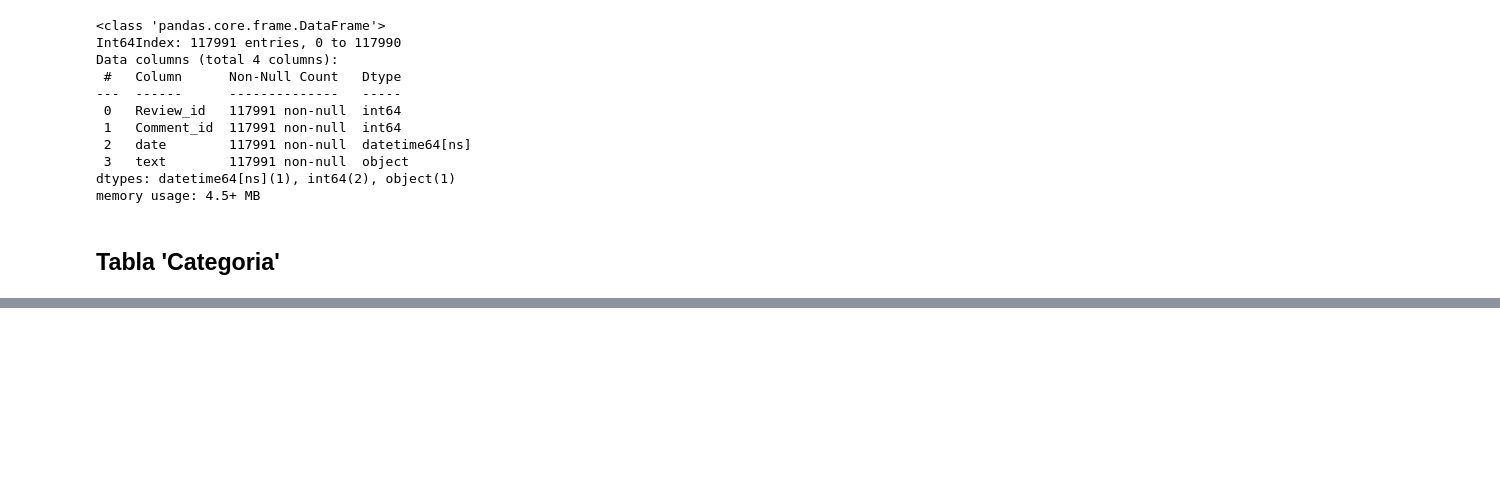
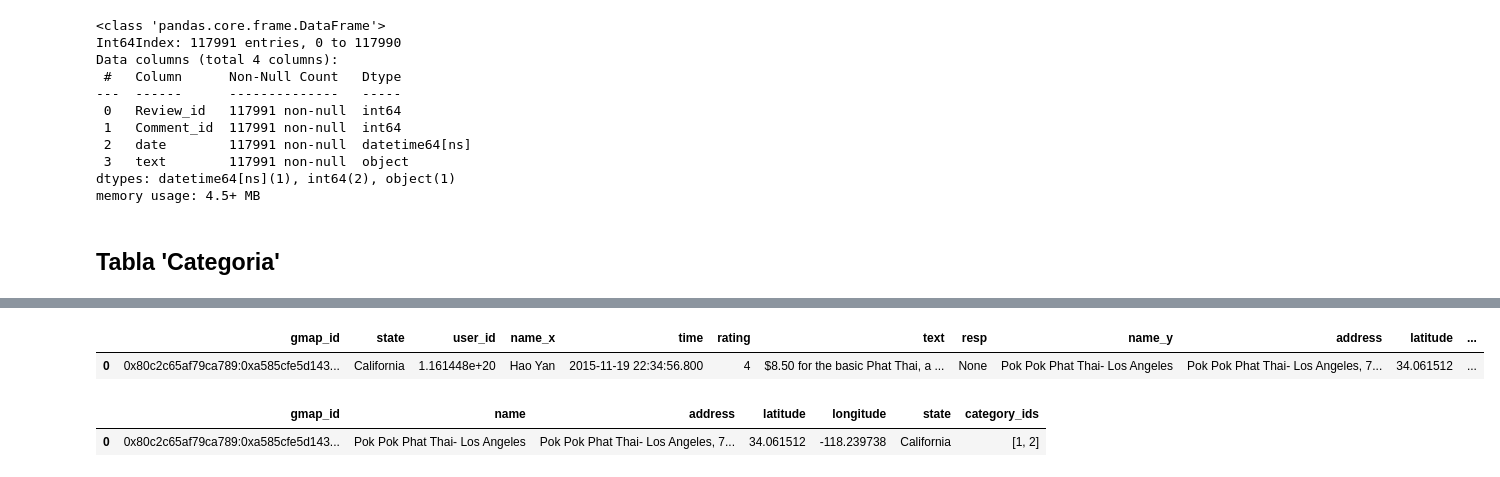
Before and after one commit to volpo/PG_YELP_GOOGLE_MAPS, a Jupyter notebook: Cassandra_SQL_DataPipeline/Cassandra_to_csv_reviews.ipynb, the cells around one changed output, grey strips where cells are left out. Saved outputs shown, nothing was run; the diff lists cells and outputs as text; code cells hidden in the pictures; blank space fills up the shorter version.

```diff
--- a/Cassandra_SQL_DataPipeline/Cassandra_to_csv_reviews.ipynb
+++ b/Cassandra_SQL_DataPipeline/Cassandra_to_csv_reviews.ipynb
@@ -451,0 +525,2 @@ memory usage: 4.5+ MB
+# %%
+merged['misc'] = merged['misc'].loc[merged['misc'] != "None"].apply(ast.literal_eval)
@@ -451,0 +529,15 @@ memory usage: 4.5+ MB
+# %%
+def check_delivery(x):
+  service_options = x.get("Service options")
+
+  if service_options and "Delivery" in service_options:
+    return "Y"
+  else:
+    return "N"
+
+merged["Delivery"] = merged.apply(check_delivery, axis=1)
+# %%
+merged.head(1)
+# %% [output]
+|  | gmap_id | state | user_id | name_x | time | rating | text | resp | name_y | address | latitude | ... |
+| 0 | 0x80c2c65af79ca789:0xa585cfe5d143... | California | 1.161448e+20 | Hao Yan | 2015-11-19 22:34:56.800 | 4 | $8.50 for the basic Phat Thai, a ... | None | Pok Pok Phat Thai- Los Angeles | Pok Pok Phat Thai- Los Angeles, 7... | 34.061512 | ... |
@@ -451,0 +547,5 @@ memory usage: 4.5+ MB
+# %%
+df_local.head(1)
+# %% [output]
+|  | gmap_id | name | address | latitude | longitude | state | category_ids |
+| 0 | 0x80c2c65af79ca789:0xa585cfe5d143... | Pok Pok Phat Thai- Los Angeles | Pok Pok Phat Thai- Los Angeles, 7... | 34.061512 | -118.239738 | California | [1, 2] |
```
Also changed, not shown: parts of 12 cells of this notebook.
